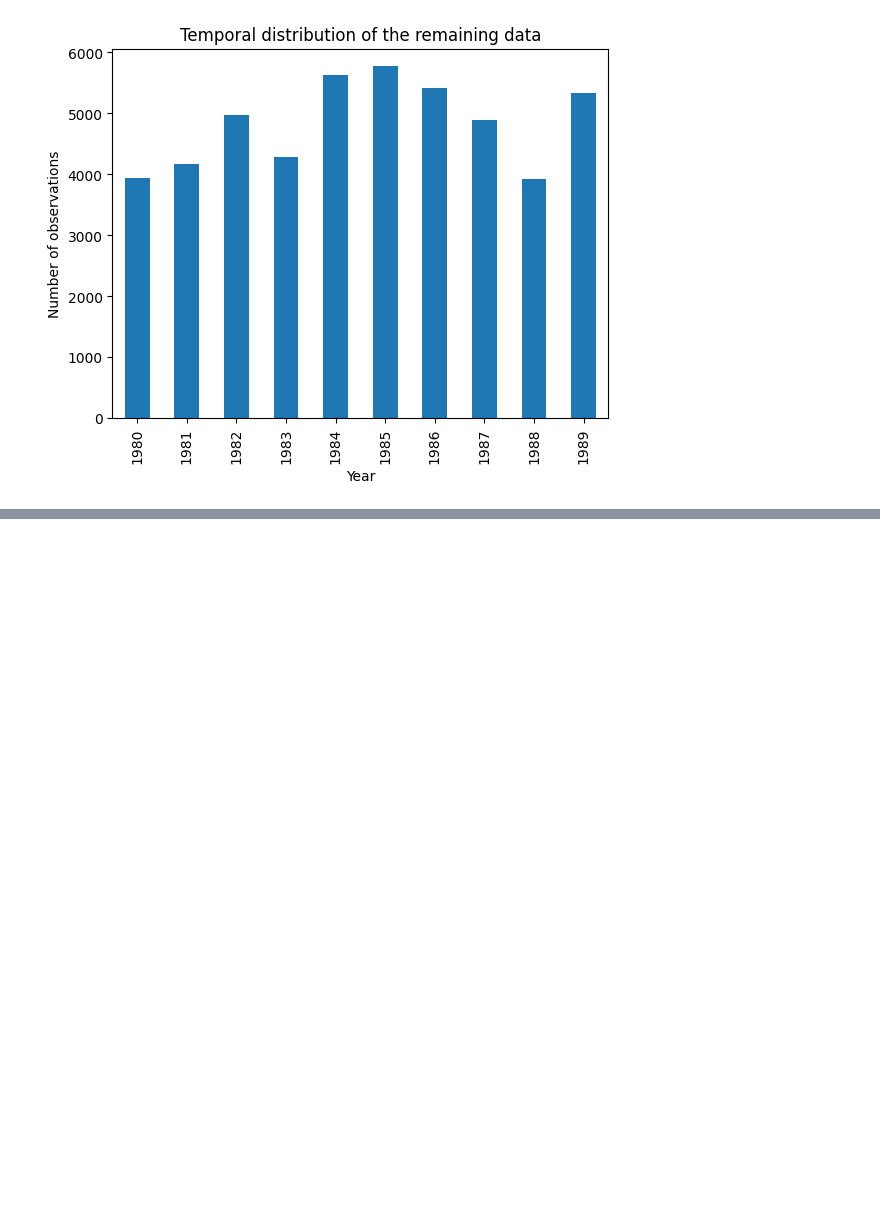
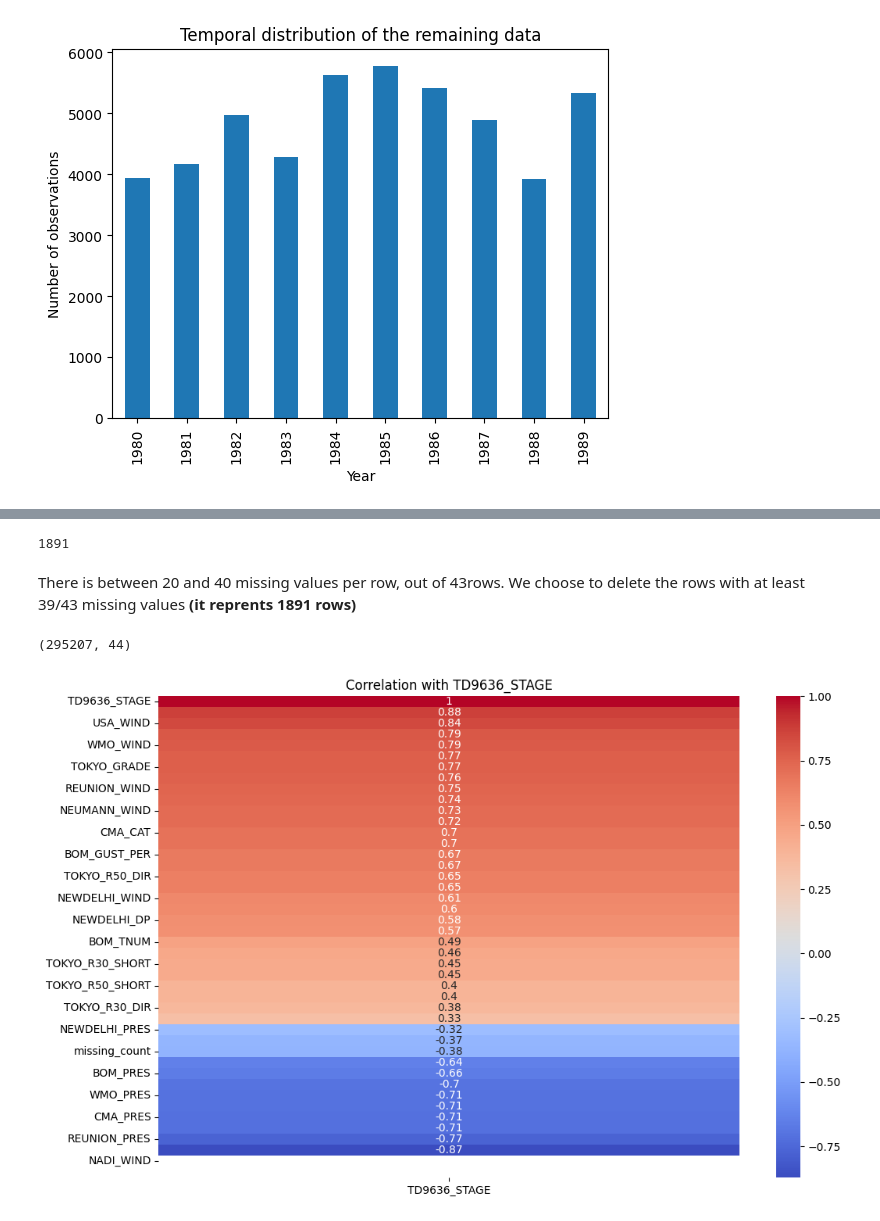
Before and after one commit to PaulVial/TropicalStormsPrediction, a Jupyter notebook: data_exploration.ipynb, the cells around one changed output, grey strips where cells are left out. Saved outputs shown, nothing was run; the diff lists cells and outputs as text; code cells hidden in the pictures; blank space fills up the shorter version.

```diff
--- a/data_exploration.ipynb
+++ b/data_exploration.ipynb
@@ -309,0 +550,7 @@ Colonnes à encoder : Index(['SID', 'SEASON', 'NAME', 'ISO_TIME', 'NATURE', 'LAT
+# %%
+df_le.drop(columns=cols_to_drop,inplace=True)
+# %%
+df_le.drop(columns= ['NADI_LAT','NADI_LON','NADI_CAT'],inplace=True )
+
+#For NADI datas, we keep the same columns kept in Wellingtion region beacause it's the closest
+#so we make the hypothesis the same columns will be important, we will work on the data later.
@@ -309,0 +589,9 @@ Colonnes à encoder : Index(['SID', 'SEASON', 'NAME', 'ISO_TIME', 'NATURE', 'LAT
+# %%
+# Number of missing value by row
+df_le['missing_count'] = df_le.isna().sum(axis=1)
+
+# Sorting
+df_sorted = df_le.sort_values(by='missing_count', ascending=False)
+
+# print
+print(df_sorted)
@@ -309,0 +616,21 @@ Colonnes à encoder : Index(['SID', 'SEASON', 'NAME', 'ISO_TIME', 'NATURE', 'LAT
+# %%
+len(df_sorted[df_sorted['missing_count']==40])
+# %% [output]
+1891
+# %% [markdown]
+There is between 20 and 40 missing values per row, out of 43rows. We choose to delete the rows with at least 39/43 missing values **(it reprents 1891 rows)**
+# %%
+rows_to_delete=df_sorted[df_sorted['missing_count']==40].index
+df_le.drop(index=rows_to_delete,inplace=True)
+df_le.shape
+# %% [output]
+(295207, 44)
+# %%
+matr_corr=df_le.corr()
+target_corr = matr_corr[['TD9636_STAGE']].sort_values(by='TD9636_STAGE', ascending=False)
+plt.figure(figsize=(12, 8))
+sns.heatmap(target_corr, cmap='coolwarm', annot=True)
+plt.title("Correlation with TD9636_STAGE")
+plt.show()
+# %% [output]
+[figure, added]
```
Also changed, not shown: parts of 76 cells of this notebook.
